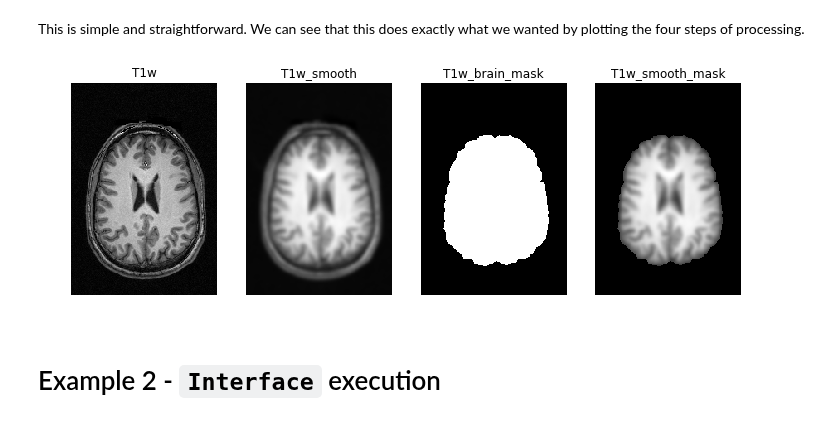
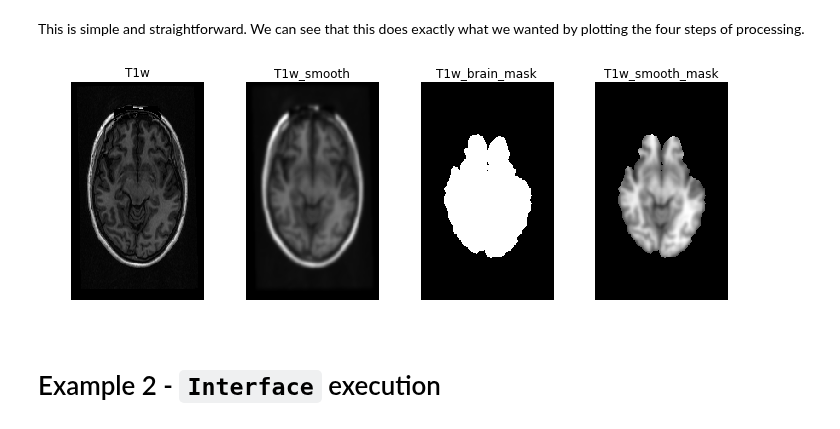
Before and after one commit to miykael/nipype_tutorial, a Jupyter notebook: notebooks/basic_workflow.ipynb, the cells around one changed output. Drawn from its saved outputs; the diff is of its cells as text; code cells hidden in the pictures.

```diff
--- a/notebooks/basic_workflow.ipynb
+++ b/notebooks/basic_workflow.ipynb
@@ -51,12 +53,12 @@ This is simple and straightforward. We can see that this does exactly what we wa
 # %%
 f = plt.figure(figsize=(12, 4))
 for i, img in enumerate(["T1w", "T1w_smooth",
                          "T1w_brain_mask", "T1w_smooth_mask"]):
     f.add_subplot(1, 4, i + 1)
-    plot_slice("/data/ds102/sub-02/anat/sub-02_%s.nii.gz" % img)
+    plot_slice("/data/ds000114/sub-02/anat/sub-02_%s.nii.gz" % img)
     plt.title(img)
 # %% [output]
-[figure, old version]
+[figure, new version]
 # %% [markdown]
 # Example 2 - ``Interface`` execution
 # %% [markdown]
```
Also changed, not shown: parts of 20 cells of this notebook, 2 other files.
